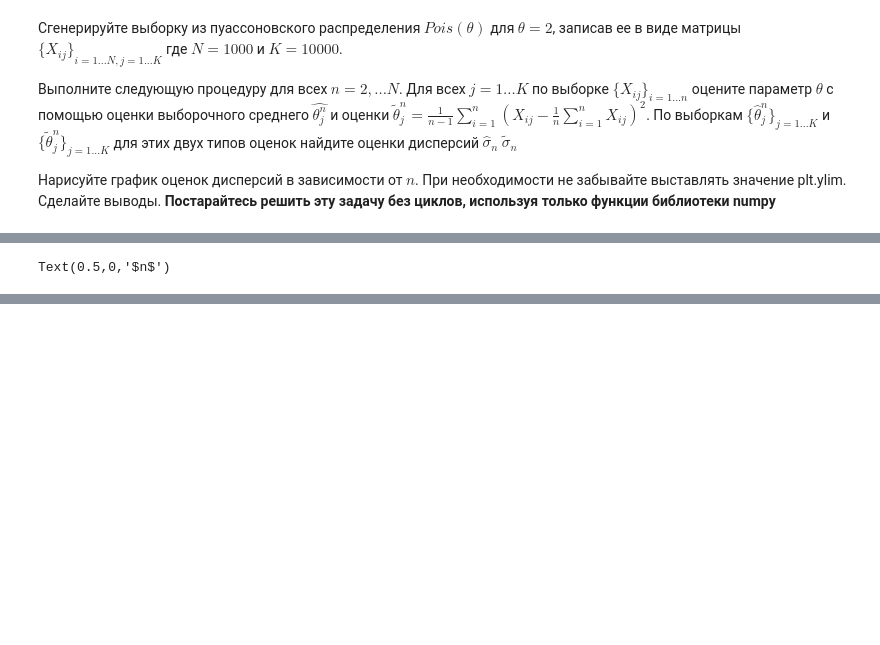
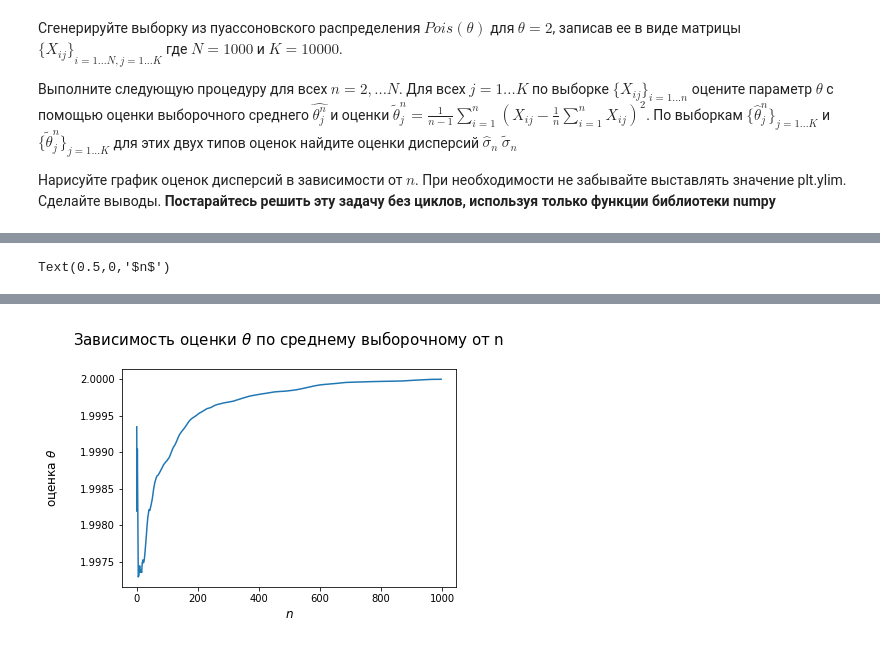
Before and after one commit to SergeyYVP/Statistics, a Jupyter notebook: DZ_stat_3.ipynb, the cells around one changed output, grey strips where cells are left out. Cells and saved outputs as stored; diff of their text form; code cells hidden in the pictures; blank space fills up the shorter version.

```diff
--- a/DZ_stat_3.ipynb
+++ b/DZ_stat_3.ipynb
@@ -222,8 +222,8 @@ plt.legend(loc='upper left')
 
 Нарисуйте график оценок дисперсий в зависимости от $n$. При необходимости не забывайте выставлять значение plt.ylim. Сделайте выводы. **Постарайтесь решить эту задачу без циклов, используя только функции библиотеки numpy**
 # %%
-N = 500
-K = 500
+N = 1000
+K = 10000
 poisson_rv = sts.poisson(mu=2)
 sample = poisson_rv.rvs(N*K)
 # %%
@@ -234,5 +234,7 @@ matrix.shape
 # %%
-mean_sample = np.array([matrix[:i, j].mean() for i in range(2, N) for j in range(K)])
+mean_sample = np.array(
+    [matrix[:i,:].mean() for i in range(2, N)]
+    )
 # %%
 print(f'Среднее выборочное выборочных средних: {mean_sample.mean():.5f}')
 # %% [output]
@@ -246,12 +248,12 @@ print(f'Среднее выборочное исправленных выбор
 # %%
-mean_sample_n = [mean_sample[:i].mean() for i in range(K, mean_sample.shape[0]+1, K)]
-var_sample_n = [var_sample[:i].mean() for i in range(K, mean_sample.shape[0]+1, K)]
+mean_sample_n = [mean_sample[:i].mean() for i in range(1, len(mean_sample))]
+var_sample_n = [var_sample[:i].mean() for i in range(1, len(var_sample))]
 # %%
 x = list(range(len(mean_sample_n)))
 
 plt.plot(x, mean_sample_n)
-plt.title('Зависимость оценки $\\theta$ по среднему выборочному от n\n')
-plt.ylabel('оценка $\\theta$')
-plt.xlabel('$n$')
+plt.title('Зависимость оценки $\\theta$ по среднему выборочному от n\n', fontsize=15)
+plt.ylabel('оценка $\\theta$\n', fontsize=12)
+plt.xlabel('$n$', fontsize=12)
 # %% [output]
 Text(0.5,0,'$n$')
@@ -259,3 +260,4 @@ Text(0.5,0,'$n$')
+[figure, added]
 # %%
 plt.plot(x, var_sample_n)
 
```
Also changed, not shown: parts of 9 cells of this notebook.
